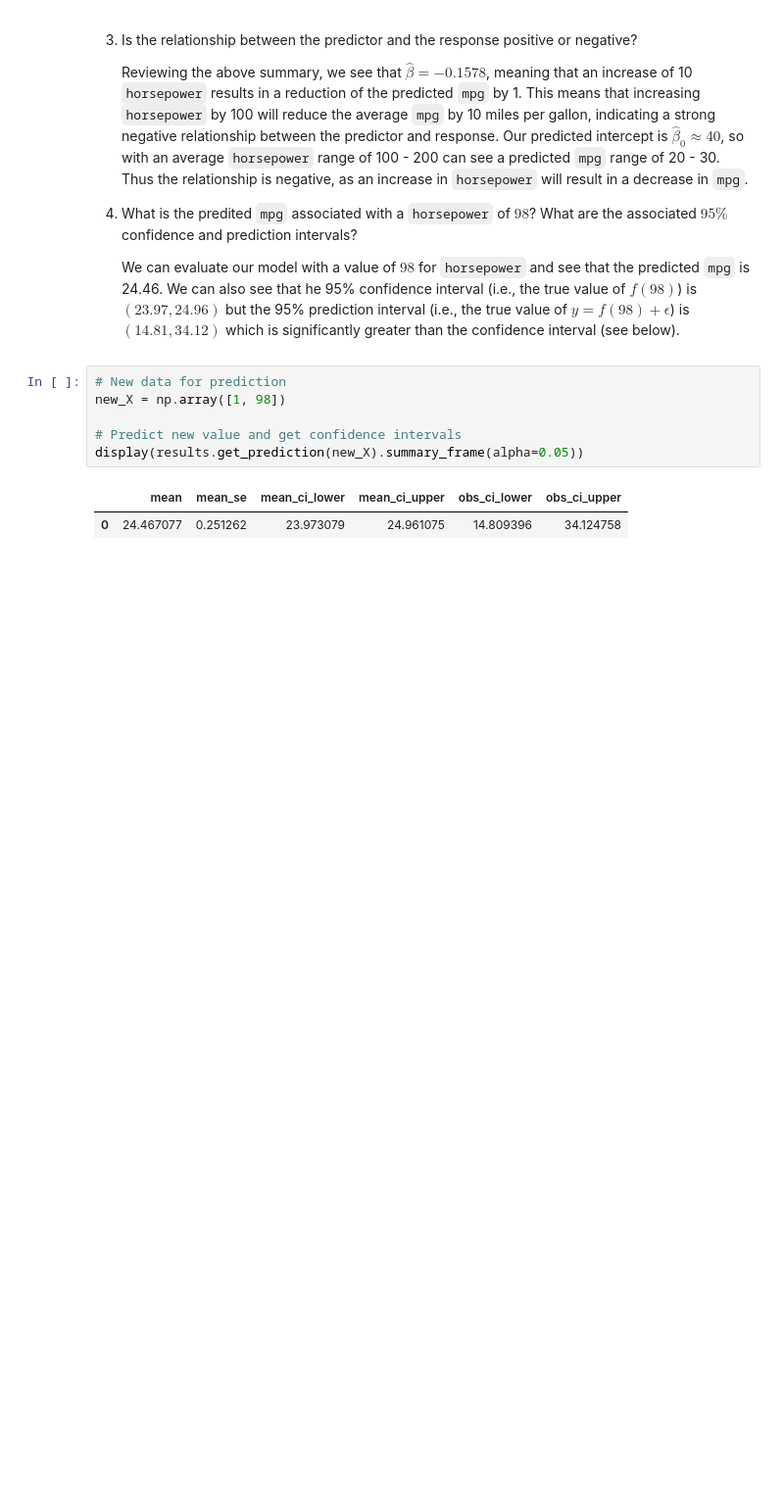
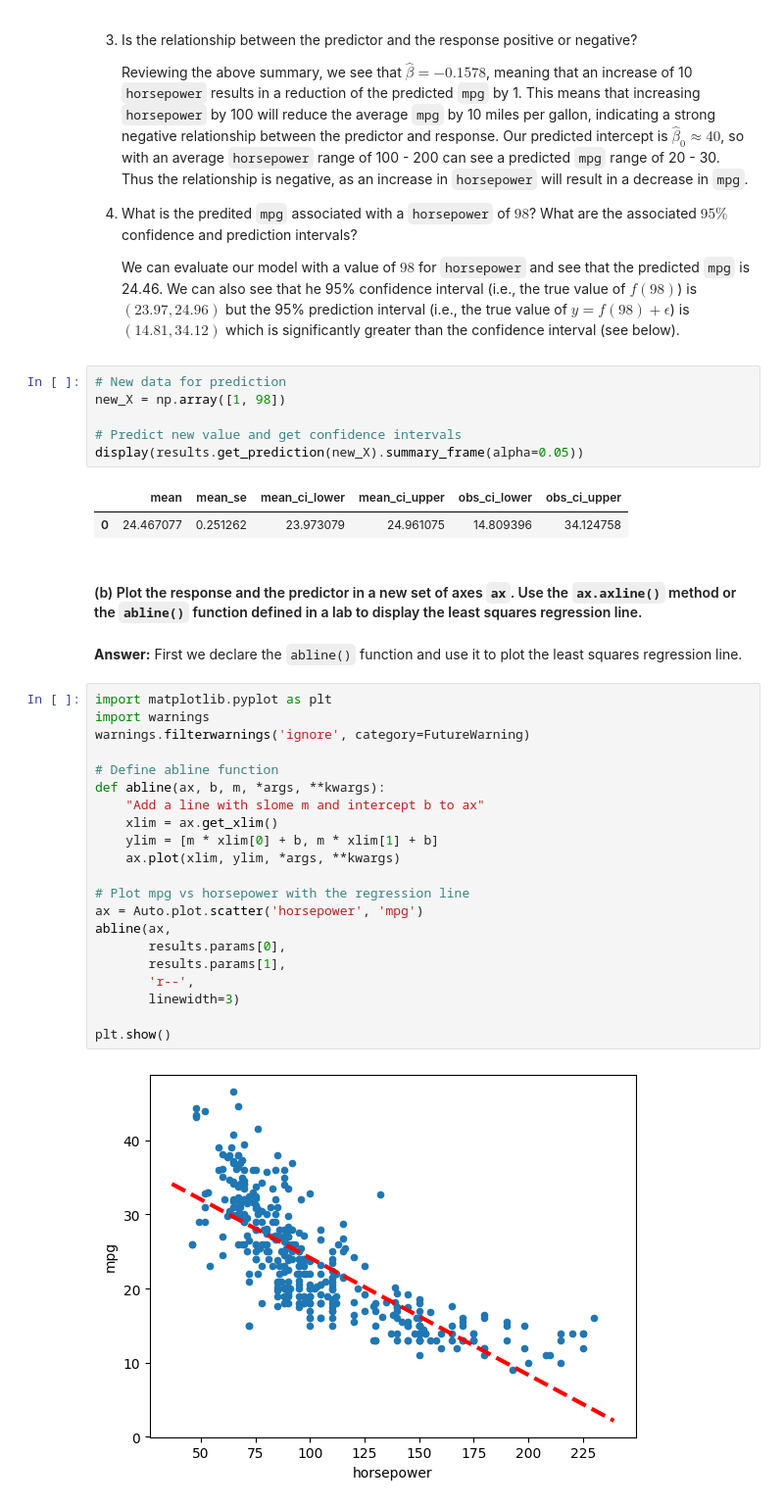
Before and after one commit to justingroves/ISLP, a Jupyter notebook: Jupyter Labs/Chapter 3 Linear Regression/3.7 Exercises.ipynb, the cells around one changed output. Shown: that part at 98% size. Cells and saved outputs as stored; diff of their text form; blank space fills up the shorter version.

Commit message:
Add: Answered question 3.7.8 parts (b) and (c)

```diff
--- a/Jupyter Labs/Chapter 3 Linear Regression/3.7 Exercises.ipynb
+++ b/Jupyter Labs/Chapter 3 Linear Regression/3.7 Exercises.ipynb
@@ -352,3 +352,30 @@ display(results.get_prediction(new_X).summary_frame(alpha=0.05))
 # %% [output]
 |  | mean | mean_se | mean_ci_lower | mean_ci_upper | obs_ci_lower | obs_ci_upper |
 | 0 | 24.467077 | 0.251262 | 23.973079 | 24.961075 | 14.809396 | 34.124758 |
+# %% [markdown]
+#### (b) Plot the response and the predictor in a new set of axes `ax`. Use the `ax.axline()` method or the `abline()` function defined in a lab to display the least squares regression line.
+# %% [markdown]
+**Answer:** First we declare the `abline()` function and use it to plot the least squares regression line.
+# %%
+import matplotlib.pyplot as plt
+import warnings
+warnings.filterwarnings('ignore', category=FutureWarning)
+
+# Define abline function
+def abline(ax, b, m, *args, **kwargs):
+    "Add a line with slome m and intercept b to ax"
+    xlim = ax.get_xlim()
+    ylim = [m * xlim[0] + b, m * xlim[1] + b]
+    ax.plot(xlim, ylim, *args, **kwargs)
+
+# Plot mpg vs horsepower with the regression line
+ax = Auto.plot.scatter('horsepower', 'mpg')
+abline(ax,
+       results.params[0],
+       results.params[1],
+       'r--',
+       linewidth=3)
+
+plt.show()
+# %% [output]
+[figure, added]
```
Also changed, not shown: parts of 8 cells of this notebook.
